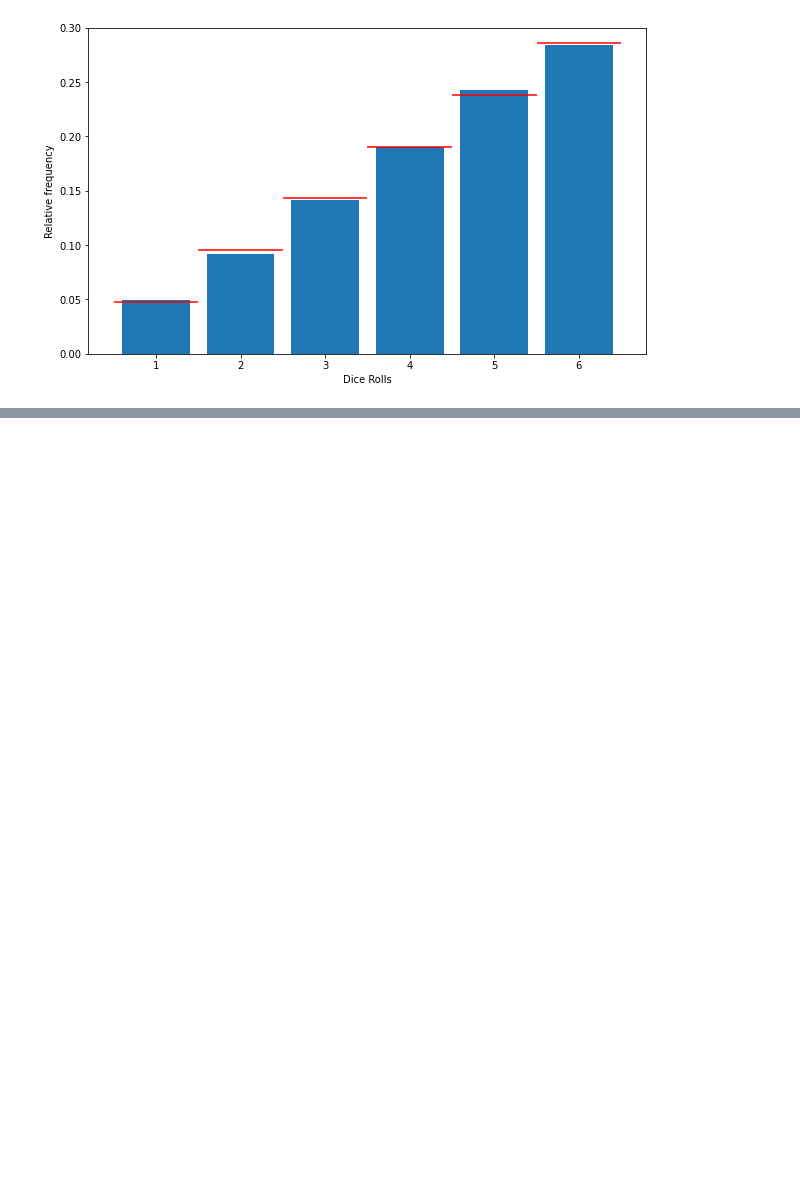
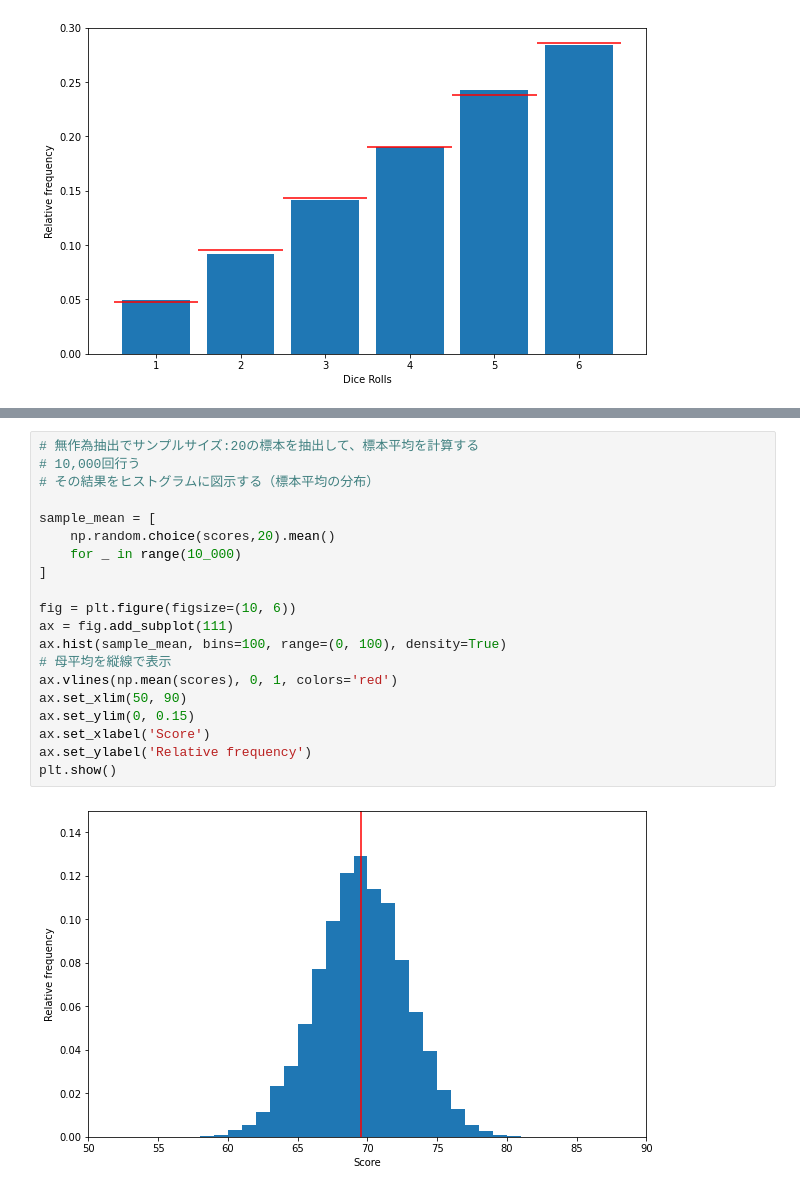
Before and after one commit to ginmaruGH/Statistical_Analysis_with_Python_gihyo, a Jupyter notebook: jupyter/ch_04.ipynb, the cells around one changed output, grey strips where cells are left out. Drawn from its saved outputs; the diff is of its cells as text; blank space fills up the shorter version.

```diff
--- a/jupyter/ch_04.ipynb
+++ b/jupyter/ch_04.ipynb
@@ -255,0 +319,22 @@ js_anim
+# %%
+# 無作為抽出でサンプルサイズ:20の標本を抽出して、標本平均を計算する
+# 10,000回行う
+# その結果をヒストグラムに図示する（標本平均の分布）
+
+sample_mean = [
+    np.random.choice(scores,20).mean()
+    for _ in range(10_000)
+]
+
+fig = plt.figure(figsize=(10, 6))
+ax = fig.add_subplot(111)
+ax.hist(sample_mean, bins=100, range=(0, 100), density=True)
+# 母平均を縦線で表示
+ax.vlines(np.mean(scores), 0, 1, colors='red')
+ax.set_xlim(50, 90)
+ax.set_ylim(0, 0.15)
+ax.set_xlabel('Score')
+ax.set_ylabel('Relative frequency')
+plt.show()
+# %% [output]
+[figure, added]
```
Also changed, not shown: parts of 9 cells of this notebook, 1 other file.
